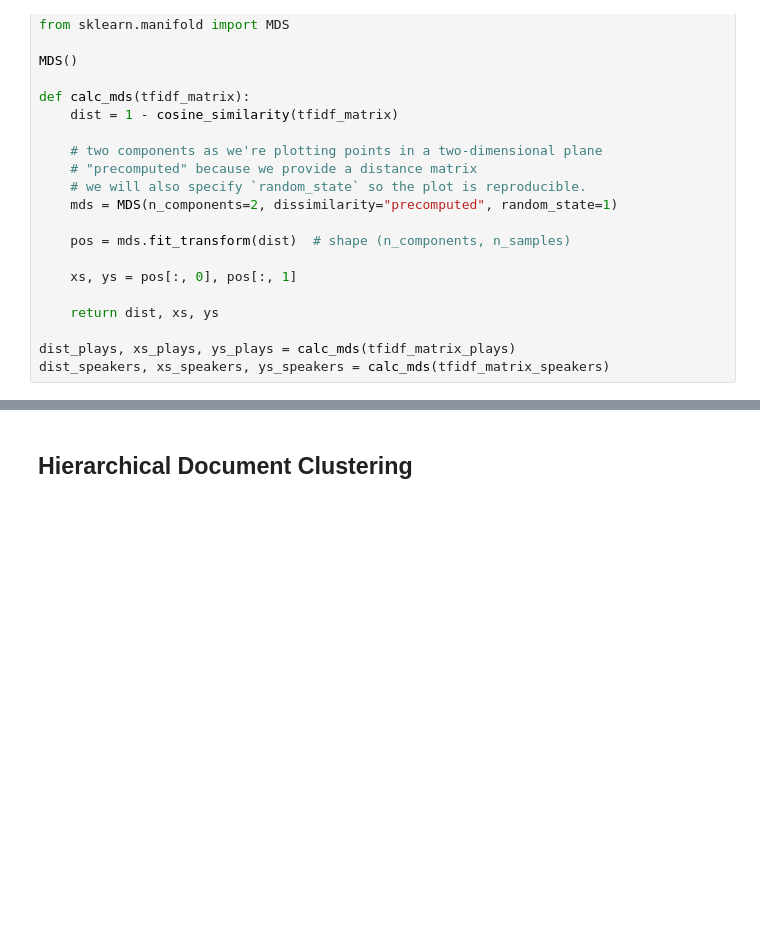
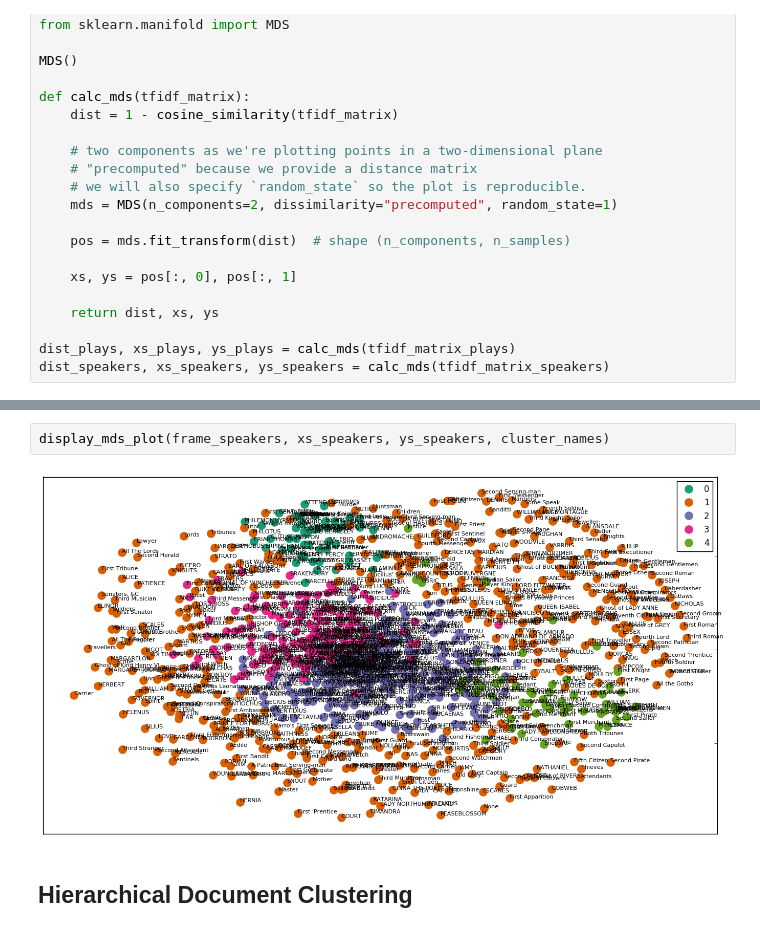
Before and after one commit to rabjohnston/E81HW5, a Jupyter notebook: HW5_rob.ipynb, the cells around one changed output, grey strips where cells are left out. Drawn from its saved outputs; the diff is of its cells as text; blank space fills up the shorter version.

```diff
--- a/HW5_rob.ipynb
+++ b/HW5_rob.ipynb
@@ -458,5 +504,9 @@ display_mds_plot(frame_speakers, xs_speakers, ys_speakers)
 # %% [markdown]
 <a id='hdc_details'></a>
+# %%
+display_mds_plot(frame_speakers, xs_speakers, ys_speakers, cluster_names)
+# %% [output]
+[figure, added]
 # %% [markdown]
 ## Hierarchical Document Clustering
 # %%
```
Also changed, not shown: parts of 16 cells of this notebook.
